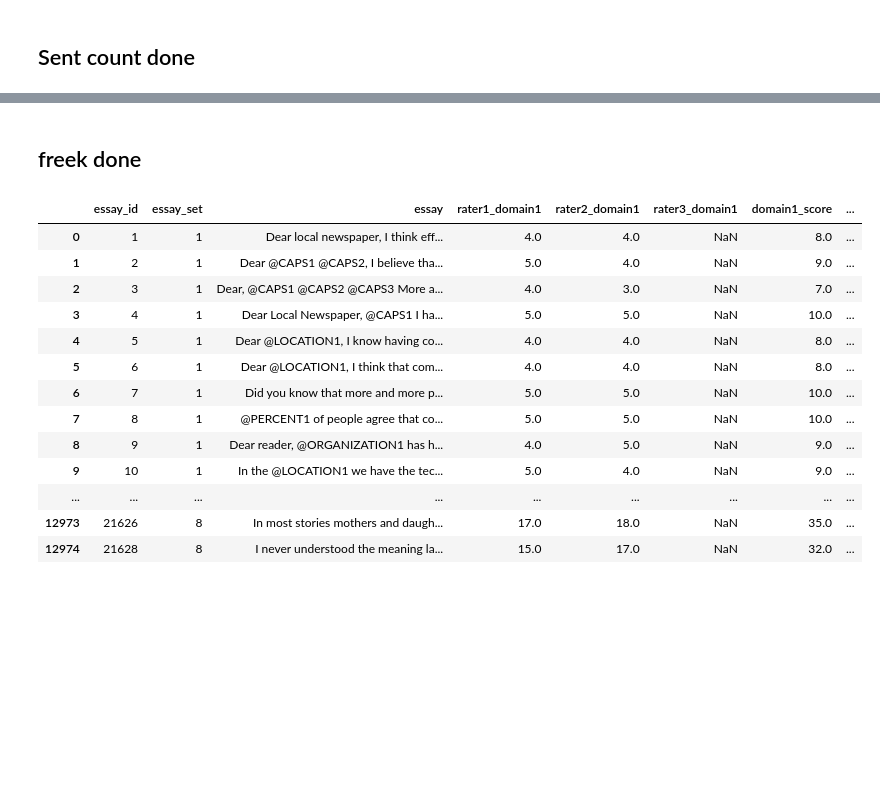
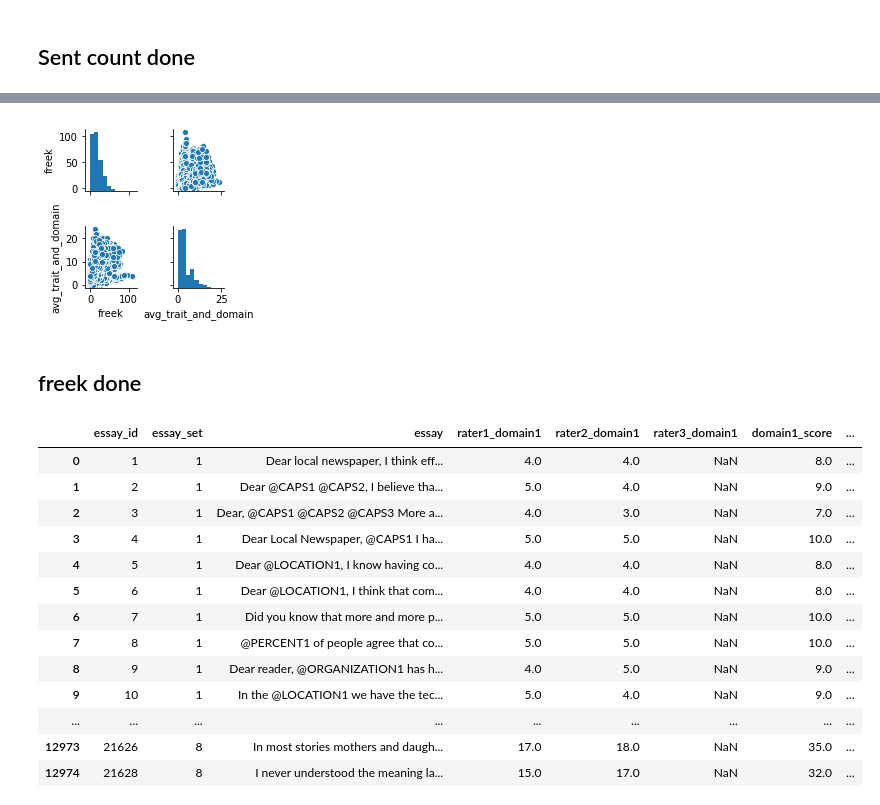
Before and after one commit to piyush-98/Automatic_grading, a Jupyter notebook: code/feature_extraction.ipynb, the cells around one changed output, grey strips where cells are left out. Cells and saved outputs as stored; diff of their text form; code cells hidden in the pictures; blank space fills up the shorter version.

```diff
--- a/code/feature_extraction.ipynb
+++ b/code/feature_extraction.ipynb
@@ -194,3 +194,6 @@ data.head()
 | 3 | 4 | 1 | Dear Local Newspaper, @CAPS1 I ha... | 5.0 | 5.0 | NaN | 10.0 | ... |
 | 4 | 5 | 1 | Dear @LOCATION1, I know having co... | 4.0 | 4.0 | NaN | 8.0 | ... |
 5 rows × 35 columns
+# %%
+data = pd.read_pickle(r"C:\Users\PIYUSH\Desktop\essay.pkl")
+data.head()
@@ -276,0 +309,3 @@ data["freek"]=ls
+# %%
+data3 = pd.read_pickle(r"C:\Users\PIYUSH\Desktop\auto1.pkl")
+data3.head()
@@ -277,3 +319,13 @@ data["freek"]=ls
+# %%
+data3["freek"]=data["freek"]
+# %%
+import matplotlib.pyplot as plt
+import seaborn as sns
+ls=["freek","avg_trait_and_domain"]
+sns.pairplot(data3[ls], size=1.5);
+plt.show()
+# %% [output]
+[figure, added]
 # %% [markdown]
 ## freek done
 # %%
```
Also changed, not shown: parts of 9 cells of this notebook, 1 other file.
